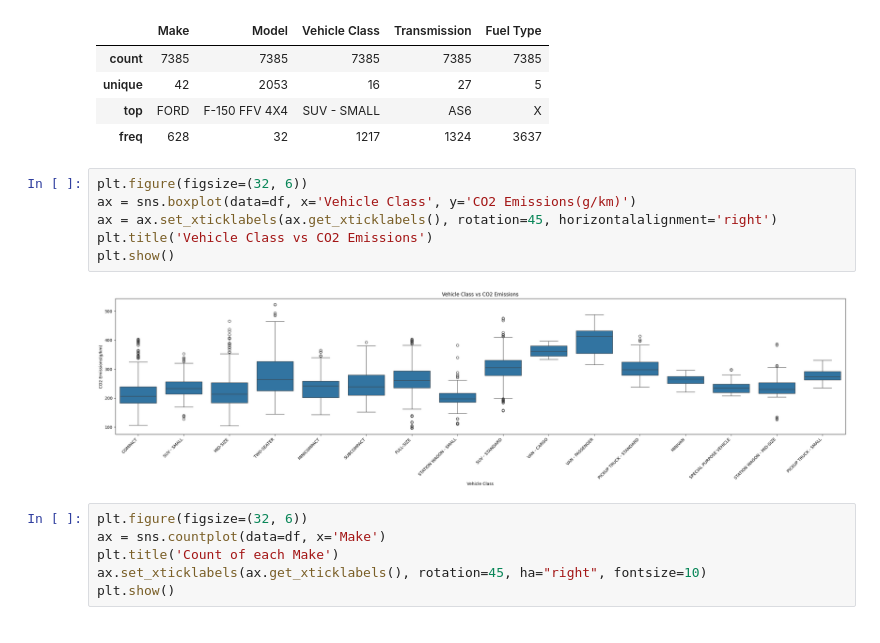
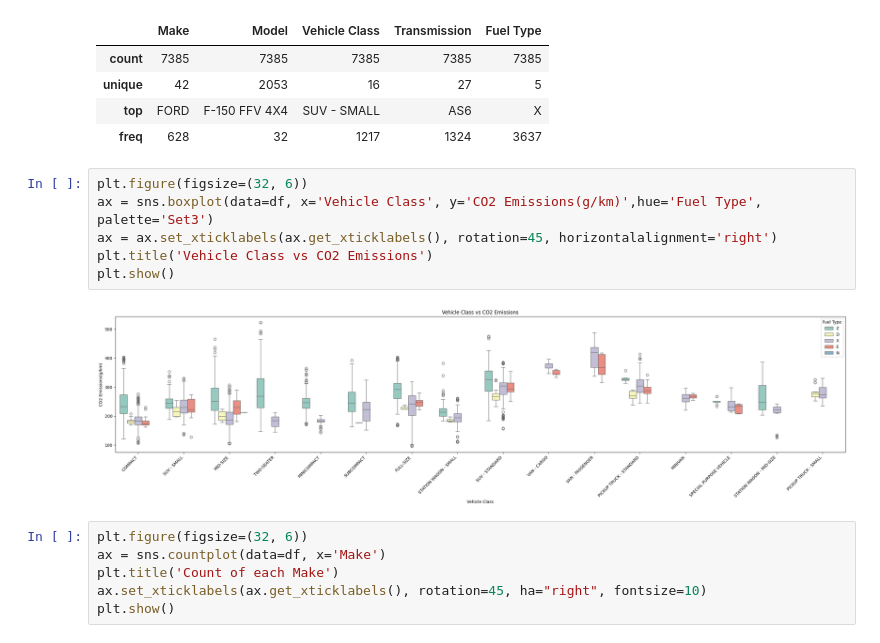
Before and after one commit to Hoseinrajabi1997/co2-emission, a Jupyter notebook: regression-co2-prediction.ipynb, the cells around one changed output. Cells and saved outputs as stored; diff of their text form.

Commit message:
new plot

```diff
--- a/regression-co2-prediction.ipynb
+++ b/regression-co2-prediction.ipynb
@@ -114,12 +114,12 @@ categorigal_features.describe()
 | freq | 628 | 32 | 1217 | 1324 | 3637 |
 # %%
 plt.figure(figsize=(32, 6))
-ax = sns.boxplot(data=df, x='Vehicle Class', y='CO2 Emissions(g/km)')
+ax = sns.boxplot(data=df, x='Vehicle Class', y='CO2 Emissions(g/km)',hue='Fuel Type', palette='Set3')
 ax = ax.set_xticklabels(ax.get_xticklabels(), rotation=45, horizontalalignment='right')
 plt.title('Vehicle Class vs CO2 Emissions')
 plt.show()
 # %% [output]
-[figure, old version]
+[figure, new version]
 # %%
 plt.figure(figsize=(32, 6))
 ax = sns.countplot(data=df, x='Make')
```
